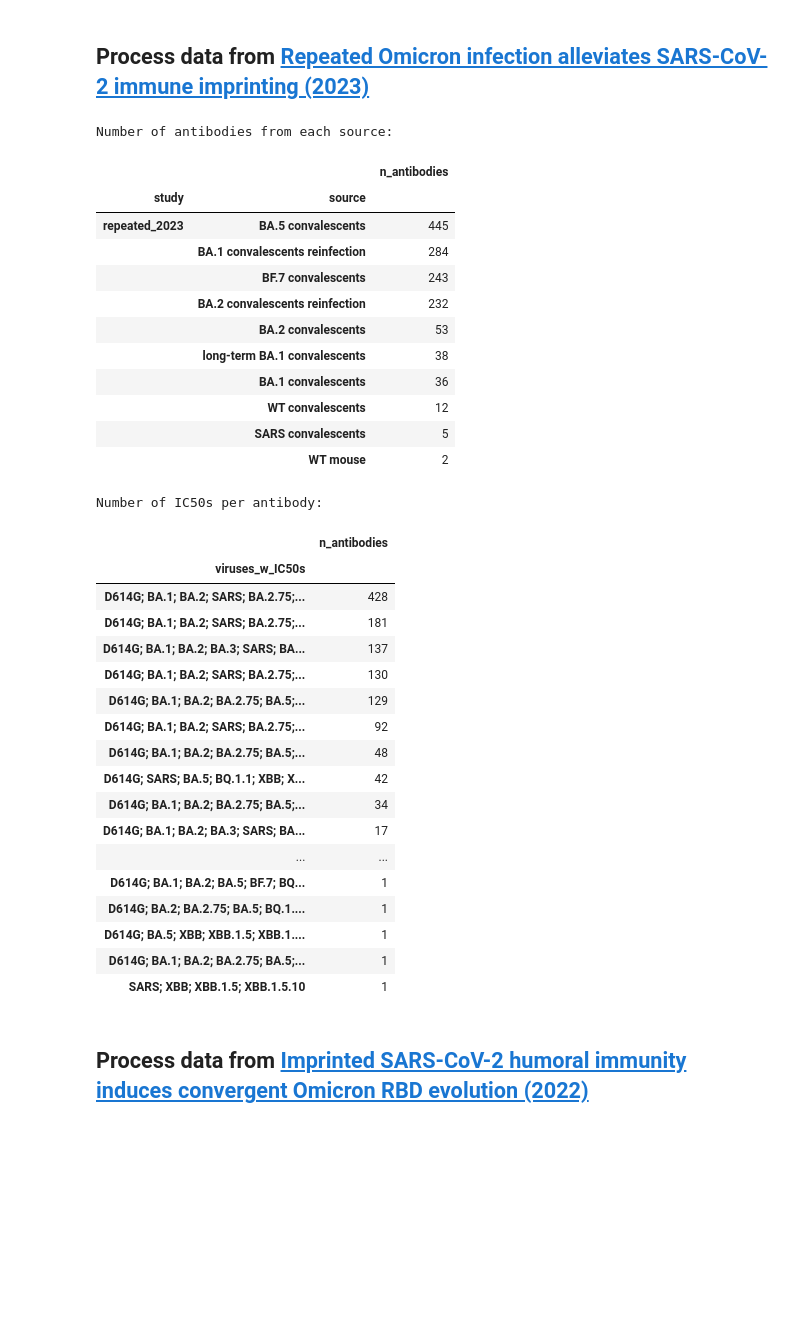
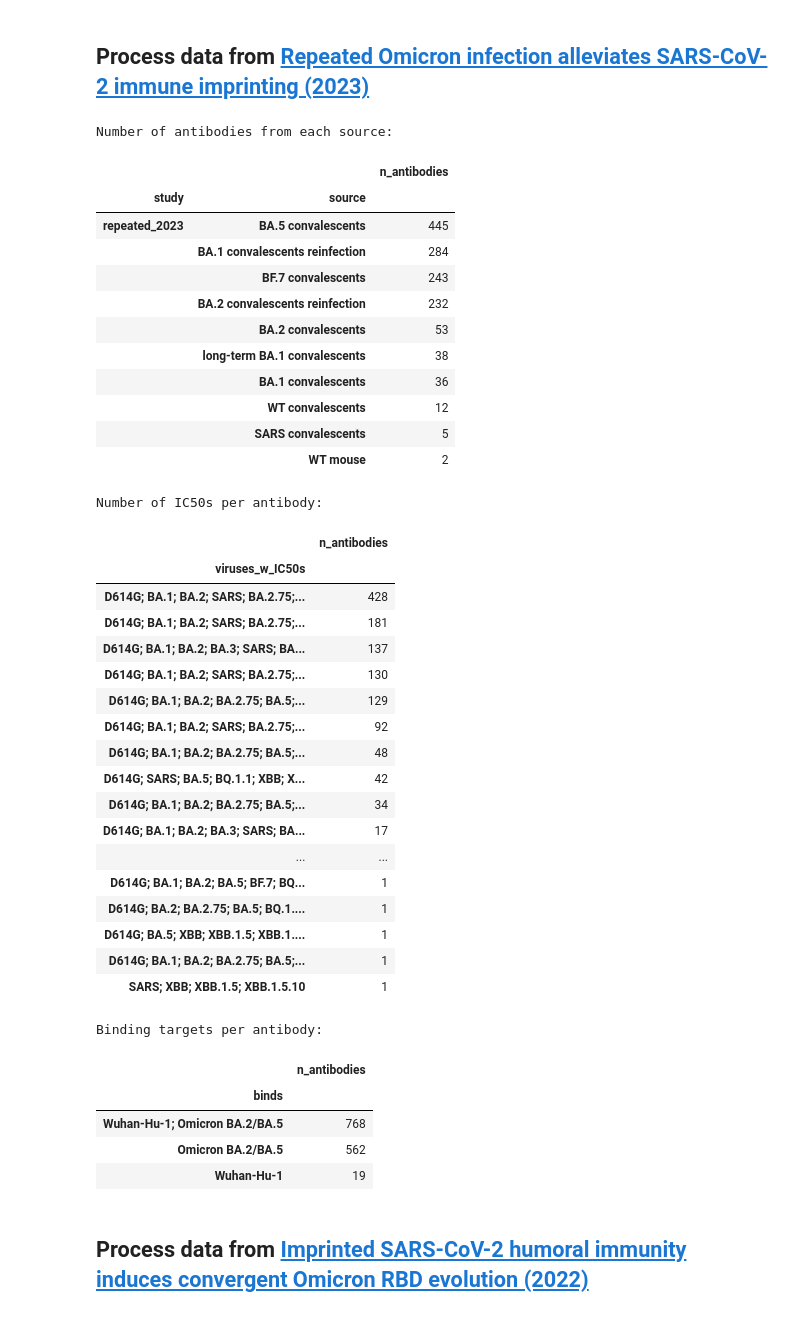
Before and after one commit to jbloomlab/SARS2-RBD-escape-calc, a Jupyter notebook: process_data.ipynb, the cells around one changed output. Drawn from its saved outputs; the diff is of its cells as text; code cells hidden in the pictures; blank space fills up the shorter version.

```diff
--- a/process_data.ipynb
+++ b/process_data.ipynb
@@ -72,39 +72,72 @@ display(
     .aggregate(n_antibodies=pd.NamedAgg("antibody", "nunique"))
     .sort_values("n_antibodies", ascending=False)
 )
+
+# get the binding reactivities
+repeated_2023_binding = (
+    repeated_2023_info
+    .query("paper_reactivity != '--'")
+    .assign(
+        binds=lambda x: x["paper_reactivity"].map(
+            {
+                "WT": ["Wuhan-Hu-1"],
+                "cross": ["Wuhan-Hu-1", "Omicron BA.2/BA.5"],
+                "specific": ["Omicron BA.2/BA.5"],
+            }
+        )
+    )
+    [["study", "antibody", "binds"]]
+    .explode("binds")
+)
+
+print("\nBinding targets per antibody:")
+display(
+    repeated_2023_binding
+    .groupby("antibody", as_index=False)
+    .aggregate(binds=pd.NamedAgg("binds", lambda s: "; ".join(s)))
+    .groupby("binds")
+    .aggregate(n_antibodies=pd.NamedAgg("antibody", "nunique"))
+    .sort_values("n_antibodies", ascending=False)
+)
 # %% [output]
 Number of antibodies from each source:
 |  |  | n_antibodies |
 | study | source |  |
 | repeated_2023 | BA.5 convalescents | 445 |
 |  | BA.1 convalescents reinfection | 284 |
 |  | BF.7 convalescents | 243 |
 |  | BA.2 convalescents reinfection | 232 |
 |  | BA.2 convalescents | 53 |
 |  | long-term BA.1 convalescents | 38 |
 |  | BA.1 convalescents | 36 |
 |  | WT convalescents | 12 |
 |  | SARS convalescents | 5 |
 |  | WT mouse | 2 |
 Number of IC50s per antibody:
 |  | n_antibodies |
 | viruses_w_IC50s |  |
 | D614G; BA.1; BA.2; SARS; BA.2.75;... | 428 |
 | D614G; BA.1; BA.2; SARS; BA.2.75;... | 181 |
 | D614G; BA.1; BA.2; BA.3; SARS; BA... | 137 |
 | D614G; BA.1; BA.2; SARS; BA.2.75;... | 130 |
 | D614G; BA.1; BA.2; BA.2.75; BA.5;... | 129 |
 | D614G; BA.1; BA.2; SARS; BA.2.75;... | 92 |
 | D614G; BA.1; BA.2; BA.2.75; BA.5;... | 48 |
 | D614G; SARS; BA.5; BQ.1.1; XBB; X... | 42 |
 | D614G; BA.1; BA.2; BA.2.75; BA.5;... | 34 |
 | D614G; BA.1; BA.2; BA.3; SARS; BA... | 17 |
 | ... | ... |
 | D614G; BA.1; BA.2; BA.5; BF.7; BQ... | 1 |
 | D614G; BA.2; BA.2.75; BA.5; BQ.1.... | 1 |
 | D614G; BA.5; XBB; XBB.1.5; XBB.1.... | 1 |
 | D614G; BA.1; BA.2; BA.2.75; BA.5;... | 1 |
 | SARS; XBB; XBB.1.5; XBB.1.5.10 | 1 |
+Binding targets per antibody:
+|  | n_antibodies |
+| binds |  |
+| Wuhan-Hu-1; Omicron BA.2/BA.5 | 768 |
+| Omicron BA.2/BA.5 | 562 |
+| Wuhan-Hu-1 | 19 |
 # %% [markdown]
 ## Process data from [Imprinted SARS-CoV-2 humoral immunity induces convergent Omicron RBD evolution (2022)](https://www.nature.com/articles/s41586-022-05644-7)
 # %%
```
Also changed, not shown: parts of 5 cells of this notebook, 1 other file.
